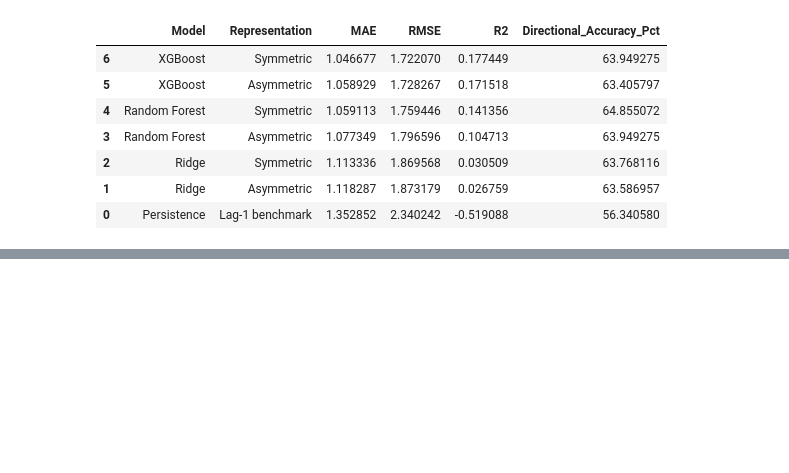
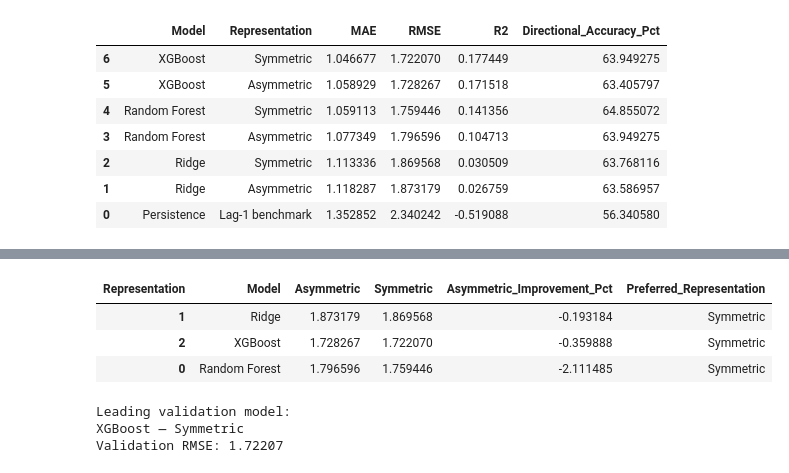
Before and after one commit to MasindiManaga/ERPT_ML_Research, a Jupyter notebook: notebooks/08_Machine_Learning_Modelling.ipynb, the cells around one changed output, grey strips where cells are left out. Saved outputs shown, nothing was run; the diff lists cells and outputs as text; code cells hidden in the pictures; blank space fills up the shorter version.

Commit message:
Compare feature representations, create final development matrices, refitting and, generating preditions and analysis

```diff
--- a/notebooks/08_Machine_Learning_Modelling.ipynb
+++ b/notebooks/08_Machine_Learning_Modelling.ipynb
@@ -1517,0 +1529,67 @@ Updated validation comparison:
+# %%
+# compare feature representations
+
+representation_comparison = (
+    validation_model_results.loc[
+        validation_model_results["Model"]
+        != "Persistence"
+    ]
+    .pivot(
+        index="Model",
+        columns="Representation",
+        values="RMSE",
+    )
+    .reset_index()
+)
+
+representation_comparison[
+    "Asymmetric_Improvement_Pct"
+] = (
+    (
+        representation_comparison["Symmetric"]
+        - representation_comparison["Asymmetric"]
+    )
+    / representation_comparison["Symmetric"]
+    * 100
+)
+
+representation_comparison[
+    "Preferred_Representation"
+] = np.where(
+    representation_comparison[
+        "Asymmetric_Improvement_Pct"
+    ] > 0,
+    "Asymmetric",
+    "Symmetric",
+)
+
+display(
+    representation_comparison.sort_values(
+        "Asymmetric_Improvement_Pct",
+        ascending=False,
+    )
+)
+
+selected_validation_model = (
+    validation_model_results
+    .sort_values(["RMSE", "MAE"])
+    .iloc[0]
+)
+
+print("Leading validation model:")
+print(
+    f"{selected_validation_model['Model']} — "
+    f"{selected_validation_model['Representation']}"
+)
+print(
+    "Validation RMSE:",
+    round(selected_validation_model["RMSE"], 6),
+)
+# %% [output]
+| Representation | Model | Asymmetric | Symmetric | Asymmetric_Improvement_Pct | Preferred_Representation |
+| 1 | Ridge | 1.873179 | 1.869568 | -0.193184 | Symmetric |
+| 2 | XGBoost | 1.728267 | 1.722070 | -0.359888 | Symmetric |
+| 0 | Random Forest | 1.796596 | 1.759446 | -2.111485 | Symmetric |
+Leading validation model:
+XGBoost — Symmetric
+Validation RMSE: 1.72207
```
Also changed, not shown: parts of 4 cells of this notebook.
